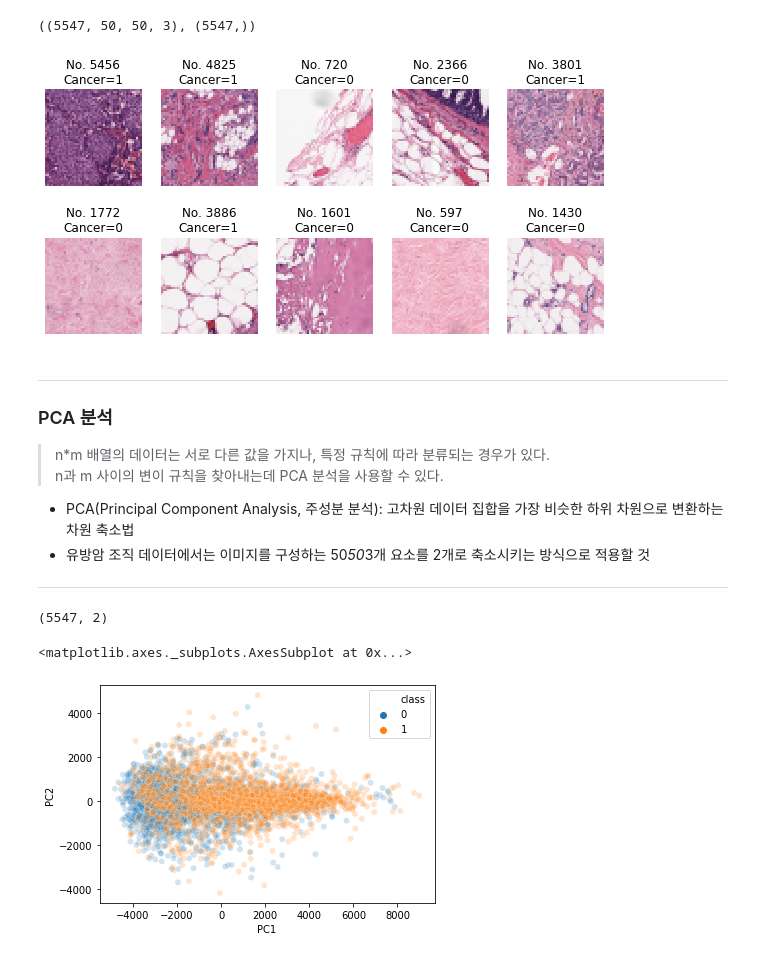
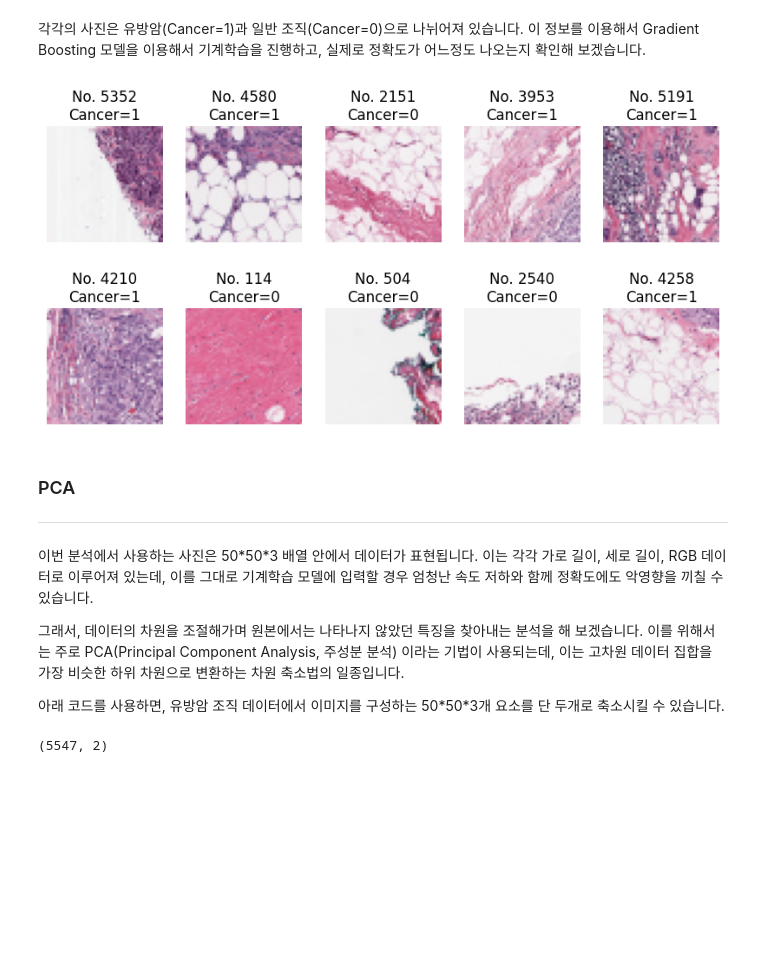
Before and after one commit to boringariel/scikit-learn, a Jupyter notebook: 기계학습을 이용한 유방암 진단.ipynb, the cells around one changed output. Cells and saved outputs as stored; diff of their text form; code cells hidden in the pictures; blank space fills up the shorter version.

```diff
--- a/기계학습을 이용한 유방암 진단.ipynb
+++ b/기계학습을 이용한 유방암 진단.ipynb
@@ -5,8 +14,13 @@
 # %%
+# 패키지 및 데이터 불러오기
 import matplotlib.pyplot as plt
 import numpy as np
 from sklearn.decomposition import PCA
 import pandas as pd
 from sklearn.model_selection import train_test_split
 from sklearn.ensemble import GradientBoostingClassifier
-import seaborn as sb
+import seaborn as sns
+plt.rcParams['axes.unicode_minus'] = False
+
+X = np.load('./Breast_Histology_images/X.npy')
+y = np.load('./Breast_Histology_images/Y.npy')
@@ -16,29 +27,35 @@ Y = np.load('./Breast_Histology_images/Y.npy')
-# %%
-# 5547 Breast Histology images
-# Y에서 0: no cancer, 1: cancer
-X.shape, Y.shape
-# %% [output]
-((5547, 50, 50, 3), (5547,))
+# %% [markdown]
+</p></br></br>
+
+
+각각의 사진은 유방암(Cancer=1)과 일반 조직(Cancer=0)으로 나뉘어져 있습니다. 이 정보를 이용해서 Gradient Boosting 모델을 이용해서 기계학습을 진행하고, 실제로 정확도가 어느정도 나오는지 확인해 보겠습니다. </p></br></br>
 # %%
-# 무작위 10명의 사진을 2*5 형태로 출력
+# 무작위 10장의 사진을 2*5 배열로 출력하기
 fig, axes = plt.subplots(2, 5, figsize = (10,5))
-for n,ax in enumerate(np.ravel(axes)):
 
-    i = np.random.randint(5547)
-    ax.imshow(X[i,:,:,:])
-    ax.set_title('No. %d\nCancer=%d'%(i,Y[i]))
+for n,ax in enumerate(np.reshape(axes, -1)):
+    i = np.random.randint(5546)
+    ax.imshow(X[i])
+    ax.set_title(f'No. {i}\nCancer={y[i]}')
+    ax.axis('off')
 
-    ax.axis('off')
 plt.show()
 # %% [output]
-[figure, old version]
+[figure, new version]
-# %% [markdown]
----
-### PCA 분석
-> n*m 배열의 데이터는 서로 다른 값을 가지나, 특정 규칙에 따라 분류되는 경우가 있다.<br>
-n과 m 사이의 변이 규칙을 찾아내는데 PCA 분석을 사용할 수 있다.
-
-* PCA(Principal Component Analysis, 주성분 분석): 고차원 데이터 집합을 가장 비슷한 하위 차원으로 변환하는 차원 축소법
-* 유방암 조직 데이터에서는 이미지를 구성하는 50*50*3개 요소를 2개로 축소시키는 방식으로 적용할 것
----
+# %% [markdown]
+</p></br></br>
+
+
+### PCA
+---
+이번 분석에서 사용하는 사진은 50\*50\*3 배열 안에서 데이터가 표현됩니다. 이는 각각 가로 길이, 세로 길이, RGB 데이터로 이루어져 있는데, 이를 그대로 기계학습 모델에 입력할 경우 엄청난 속도 저하와 함께 정확도에도 악영향을 끼칠 수 있습니다.
+</p></br></br>
+
+
+그래서, 데이터의 차원을 조절해가며 원본에서는 나타나지 않았던 특징을 찾아내는 분석을 해 보겠습니다. 이를 위해서는 주로 PCA(Principal Component Analysis, 주성분 분석) 이라는 기법이 사용되는데, 이는 고차원 데이터 집합을 가장 비슷한 하위 차원으로 변환하는 차원 축소법의 일종입니다.
+</p></br></br>
+
+
+아래 코드를 사용하면, 유방암 조직 데이터에서 이미지를 구성하는 50\*50\*3개 요소를 단 두개로 축소시킬 수 있습니다.
+</p></br></br>
 # %%
@@ -58,6 +74,0 @@ df_pca['class'] = Y
-# %%
-sb.scatterplot(df_pca['PC1'], df_pca['PC2'], hue = df_pca['class'], alpha=0.2)
-#암 발생 sample이 중심부에 많이 분포해 있는 것을 확인할 수 있다
-# %% [output]
-<matplotlib.axes._subplots.AxesSubplot at 0x...>
-[figure, removed]
```
Also changed, not shown: parts of 22 cells of this notebook.
